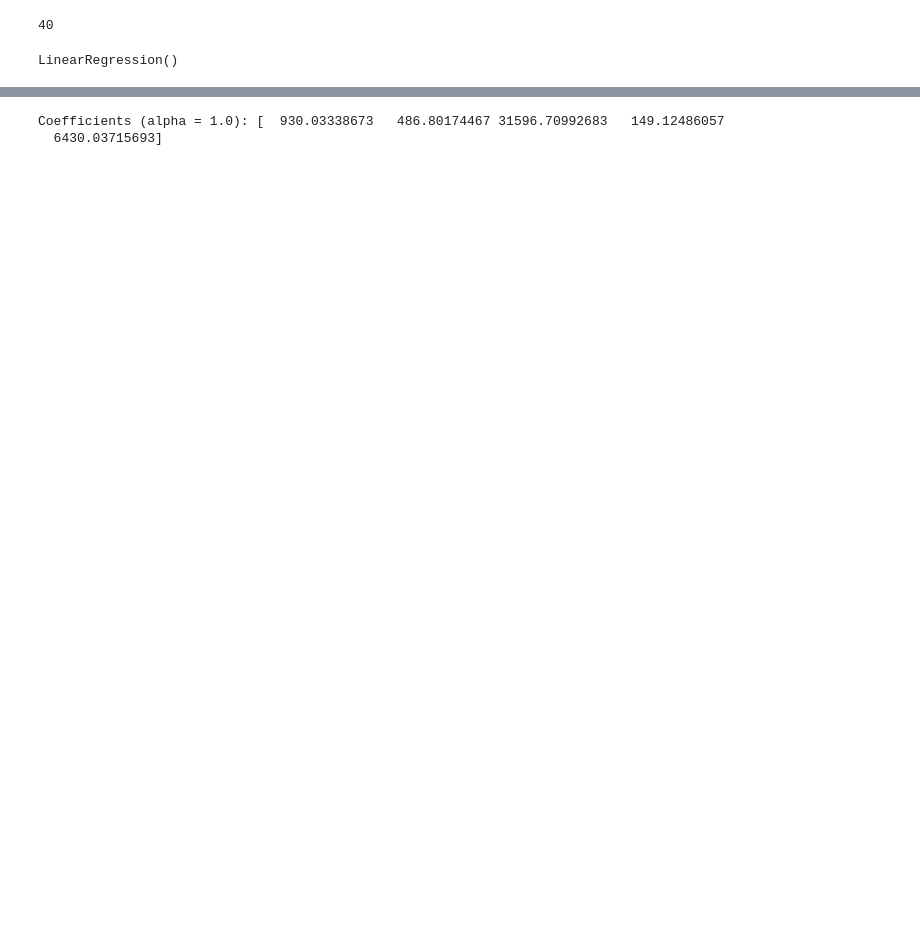
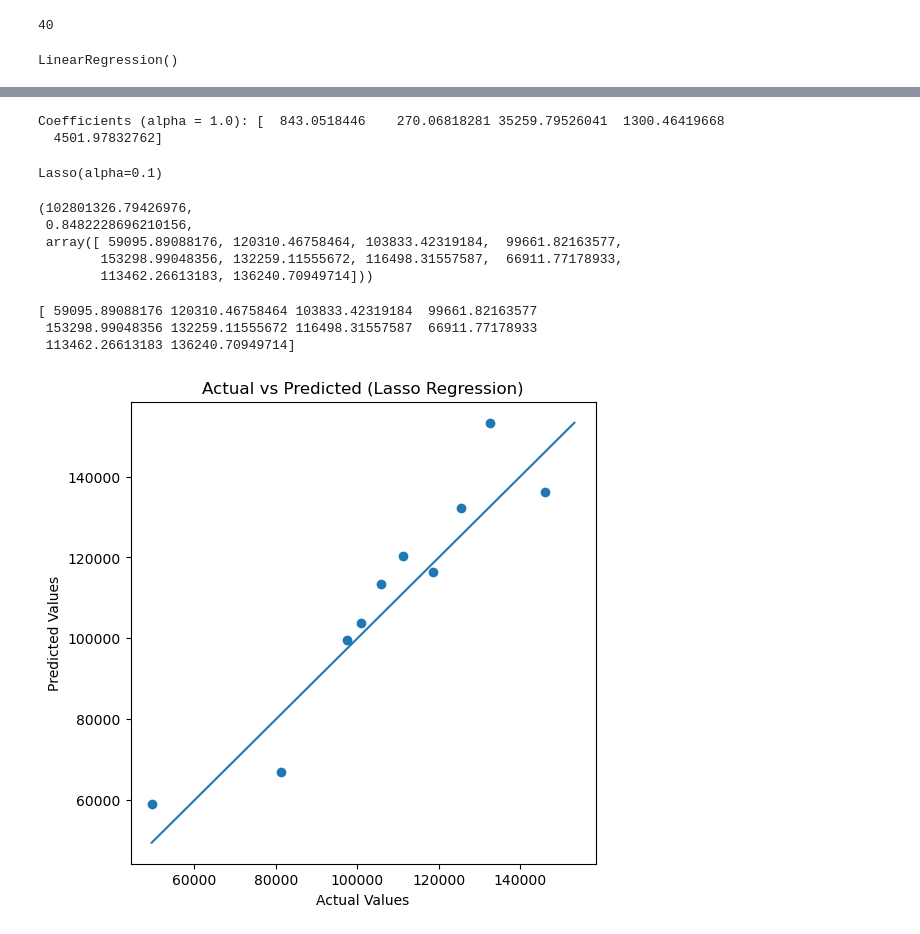
Before and after one commit to iamalok73/DA-29-Classes-Machine-Learning, a Jupyter notebook: Ridge Regression.ipynb, the cells around one changed output, grey strips where cells are left out. Drawn from its saved outputs; the diff is of its cells as text; code cells hidden in the pictures; blank space fills up the shorter version.

```diff
--- a/Ridge Regression.ipynb
+++ b/Ridge Regression.ipynb
@@ -148,5 +164,5 @@ from sklearn.linear_model import Ridge
 # %%
-ridge = Ridge(alpha=4)
+ridge = Ridge(alpha=0.3)
 ridge.fit(X_train, y_train)
 pred_basic = ridge.predict(X_test)
 print(pred_basic)
@@ -173,5 +196,42 @@ Linear model coffecient :  [  741.74691454   -71.47937059 37559.80096942 -1281.0
 # %%
 print("Coefficients (alpha = 1.0):", ridge.coef_)
 # %% [output]
-Coefficients (alpha = 1.0): [  930.03338673   486.80174467 31596.70992683   149.12486057
-  6430.03715693]
+Coefficients (alpha = 1.0): [  843.0518446    270.06818281 35259.79526041  1300.46419668
+  4501.97832762]
+# %%
+lasso = Lasso(alpha=0.1)
+lasso.fit(X_train, y_train)
+# %% [output]
+Lasso(alpha=0.1)
+# %%
+y_pred = lasso.predict(X_test)
+
+mse = mean_squared_error(y_test, y_pred)
+r2 = r2_score(y_test, y_pred)
+
+mse, r2,y_pred
+# %% [output]
+(102801326.79426976,
+ 0.8482228696210156,
+ array([ 59095.89088176, 120310.46758464, 103833.42319184,  99661.82163577,
+        153298.99048356, 132259.11555672, 116498.31557587,  66911.77178933,
+        113462.26613183, 136240.70949714]))
+# %%
+y_pred = lasso.predict(X_test)
+print(y_pred)
+plt.figure(figsize=(6, 6))
+plt.scatter(y_test, y_pred)
+
+min_val = min(y_test.min(), y_pred.min())
+max_val = max(y_test.max(), y_pred.max())
+plt.plot([min_val, max_val], [min_val, max_val])
+
+plt.xlabel("Actual Values")
+plt.ylabel("Predicted Values")
+plt.title("Actual vs Predicted (Lasso Regression)")
+plt.show()
+# %% [output]
+[ 59095.89088176 120310.46758464 103833.42319184  99661.82163577
+ 153298.99048356 132259.11555672 116498.31557587  66911.77178933
+ 113462.26613183 136240.70949714]
+[figure, added]
```
Also changed, not shown: parts of 14 cells of this notebook.
